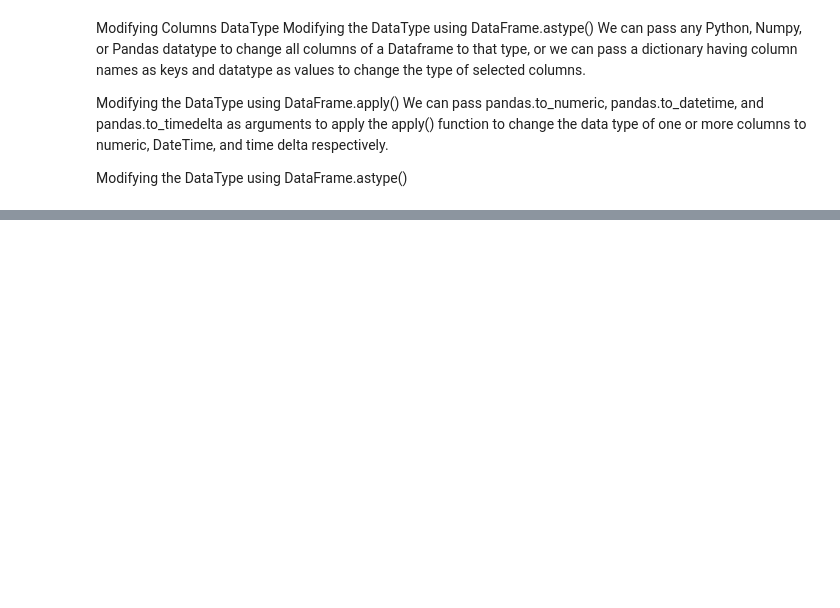
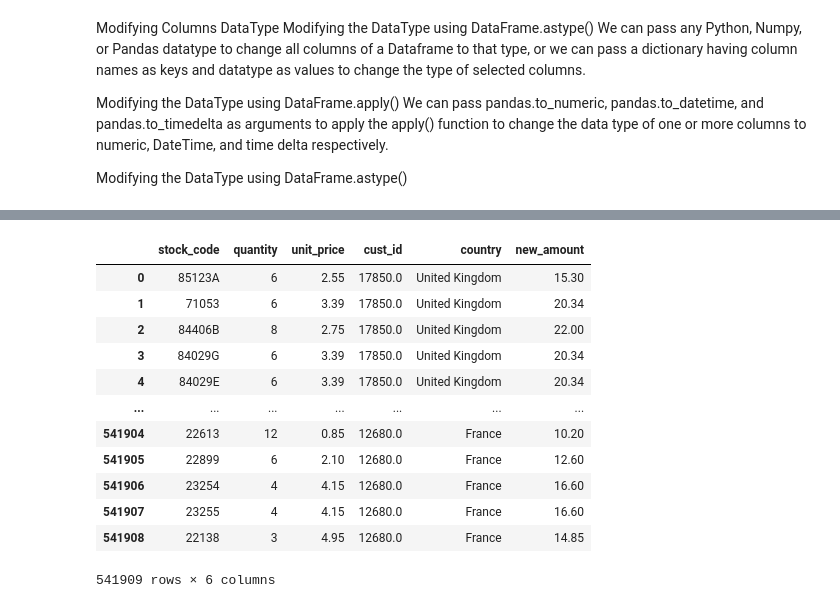
Before and after one commit to Tolash123/Machine_learning_and_Deep_learning, a Jupyter notebook: Module2-python for Data Analysis/3. Pandas for Beginners/pandas_basic.ipynb, the cells around one changed output, grey strips where cells are left out. Saved outputs shown, nothing was run; the diff lists cells and outputs as text; code cells hidden in the pictures; blank space fills up the shorter version.

```diff
--- a/Module2-python for Data Analysis/3. Pandas for Beginners/pandas_basic.ipynb
+++ b/Module2-python for Data Analysis/3. Pandas for Beginners/pandas_basic.ipynb
@@ -1347,0 +1659,18 @@ Modifying the DataType using DataFrame.astype()
+# %%
+# Syntax 3
+
+df_renamed.drop(df_renamed.columns[[0, 4, 2]], axis=1)
+# %% [output]
+|  | stock_code | quantity | unit_price | cust_id | country | new_amount |
+| 0 | 85123A | 6 | 2.55 | 17850.0 | United Kingdom | 15.30 |
+| 1 | 71053 | 6 | 3.39 | 17850.0 | United Kingdom | 20.34 |
+| 2 | 84406B | 8 | 2.75 | 17850.0 | United Kingdom | 22.00 |
+| 3 | 84029G | 6 | 3.39 | 17850.0 | United Kingdom | 20.34 |
+| 4 | 84029E | 6 | 3.39 | 17850.0 | United Kingdom | 20.34 |
+| ... | ... | ... | ... | ... | ... | ... |
+| 541904 | 22613 | 12 | 0.85 | 12680.0 | France | 10.20 |
+| 541905 | 22899 | 6 | 2.10 | 12680.0 | France | 12.60 |
+| 541906 | 23254 | 4 | 4.15 | 12680.0 | France | 16.60 |
+| 541907 | 23255 | 4 | 4.15 | 12680.0 | France | 16.60 |
+| 541908 | 22138 | 3 | 4.95 | 12680.0 | France | 14.85 |
+541909 rows × 6 columns
```
Also changed, not shown: parts of 89 cells of this notebook.
